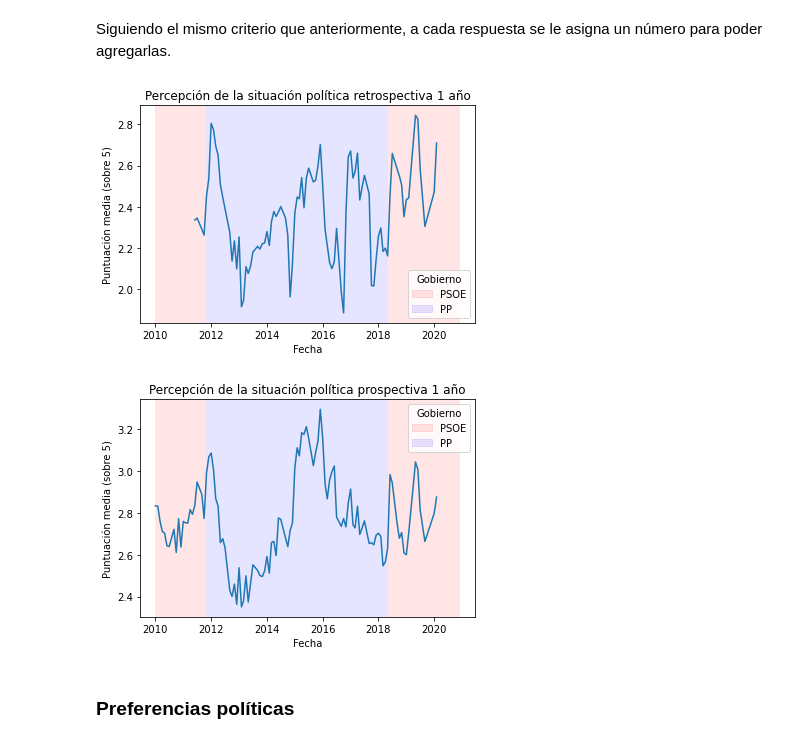
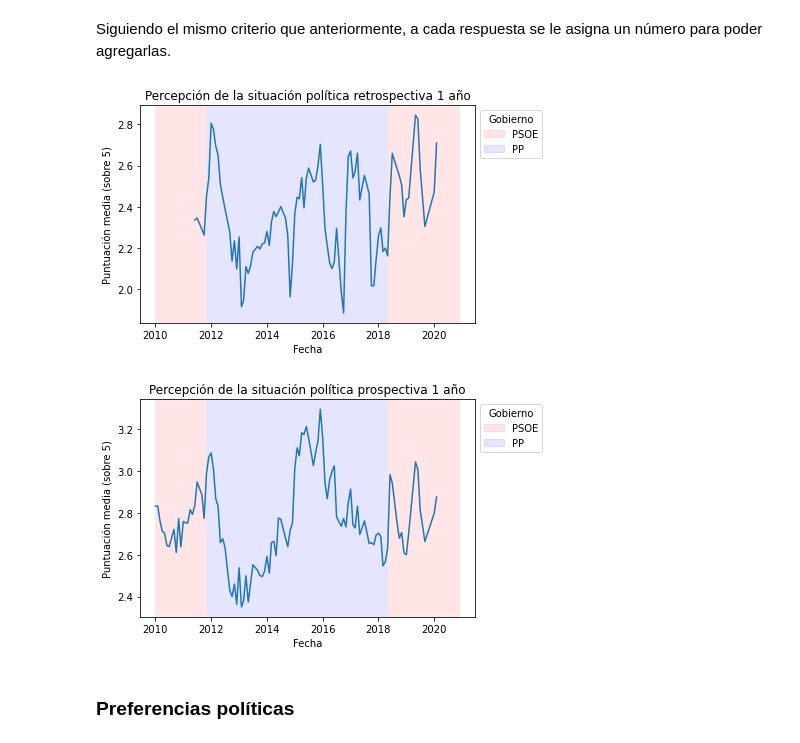
Before and after one commit to noriolg/social-polarization-spain, a Jupyter notebook: EstudioInicial.ipynb, the cells around one changed output. Cells and saved outputs as stored; diff of their text form; code cells hidden in the pictures.

```diff
--- a/EstudioInicial.ipynb
+++ b/EstudioInicial.ipynb
@@ -181,21 +181,21 @@ medias_sit_politica_siguiente = datos_politicos[['Fecha','C.1.3']].groupby(['Fec
 # %%
 fig, ax = plt.subplots()
 plt.plot(medias_sit_politica_pasado['Fecha'], medias_sit_politica_pasado['C.1.2'])
 plt.ylabel('Puntuación media (sobre 5)')
 plt.xlabel('Fecha')
 plt.title("Percepción de la situación política retrospectiva 1 año")
 
 # Los periodos de gobierno
 plt.axvspan(datetime.datetime(2010,1,1), datetime.datetime(2011,11,1), facecolor='r', alpha=0.1)
 plt.axvspan(datetime.datetime(2011,11,1), datetime.datetime(2018,5,1), facecolor='b', alpha=0.1)
 plt.axvspan(datetime.datetime(2018,5,1), datetime.datetime(2020,12,1), facecolor='r', alpha=0.1)
 legend_elements = [Patch(facecolor='r',alpha = 0.1, edgecolor='r',label='PSOE'),
                    Patch(facecolor='b',alpha = 0.1, edgecolor='b',label='PP')]
-ax.legend(handles=legend_elements, loc='bottom right', title = "Gobierno")
-plt.savefig("images/Percepcion-politica-retrospectiva.png")
+ax.legend(handles=legend_elements,  title = "Gobierno", bbox_to_anchor = (1,1))
+plt.savefig("images/Percepcion-politica-retrospectiva.png", bbox_inches='tight')
 plt.show()
 # %% [output]
-[figure, old version]
+[figure, new version]
 # %%
 fig, ax = plt.subplots()
 plt.plot(medias_sit_politica_siguiente['Fecha'], medias_sit_politica_siguiente['C.1.3'])
@@ -209,11 +209,11 @@ plt.axvspan(datetime.datetime(2011,11,1), datetime.datetime(2018,5,1), facecolor
 plt.axvspan(datetime.datetime(2018,5,1), datetime.datetime(2020,12,1), facecolor='r', alpha=0.1)
 legend_elements = [Patch(facecolor='r',alpha = 0.1, edgecolor='r',label='PSOE'),
                    Patch(facecolor='b',alpha = 0.1, edgecolor='b',label='PP')]
-ax.legend(handles=legend_elements,  title = "Gobierno", loc='top right')
-plt.savefig("images/Percepcion-politica-prospectiva.png")
+ax.legend(handles=legend_elements,  title = "Gobierno", bbox_to_anchor = (1,1))
+plt.savefig("images/Percepcion-politica-prospectiva.png", bbox_inches='tight')
 plt.show()
 # %% [output]
-[figure, old version]
+[figure, new version]
 # %% [markdown]
 ### Preferencias políticas
 # %% [markdown]
```
Also changed, not shown: parts of 6 cells of this notebook, 8 other files.
